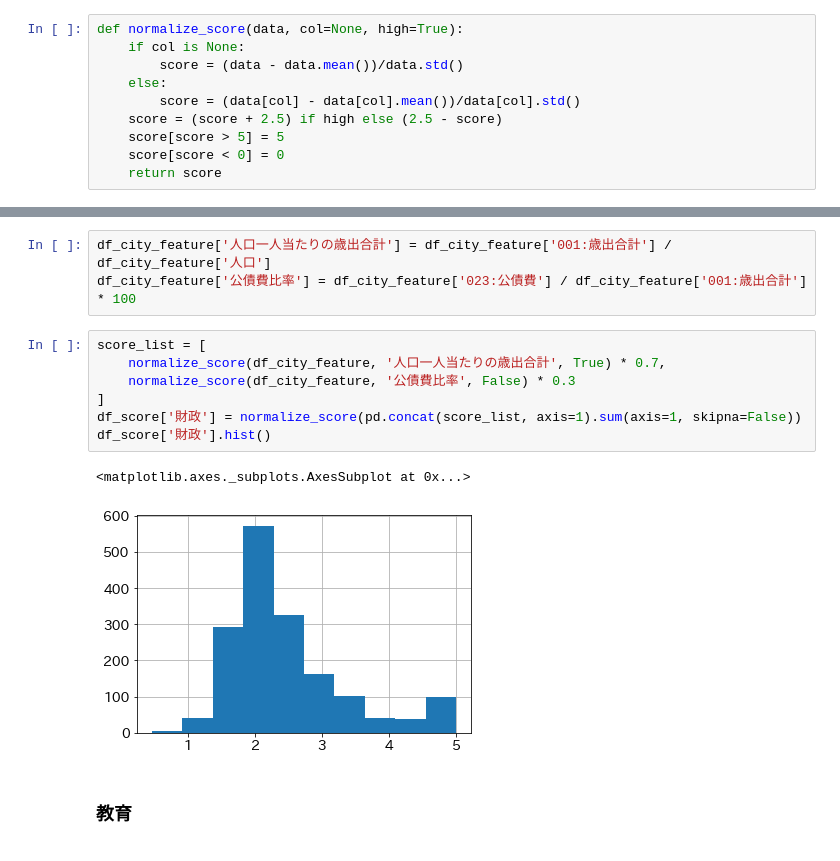
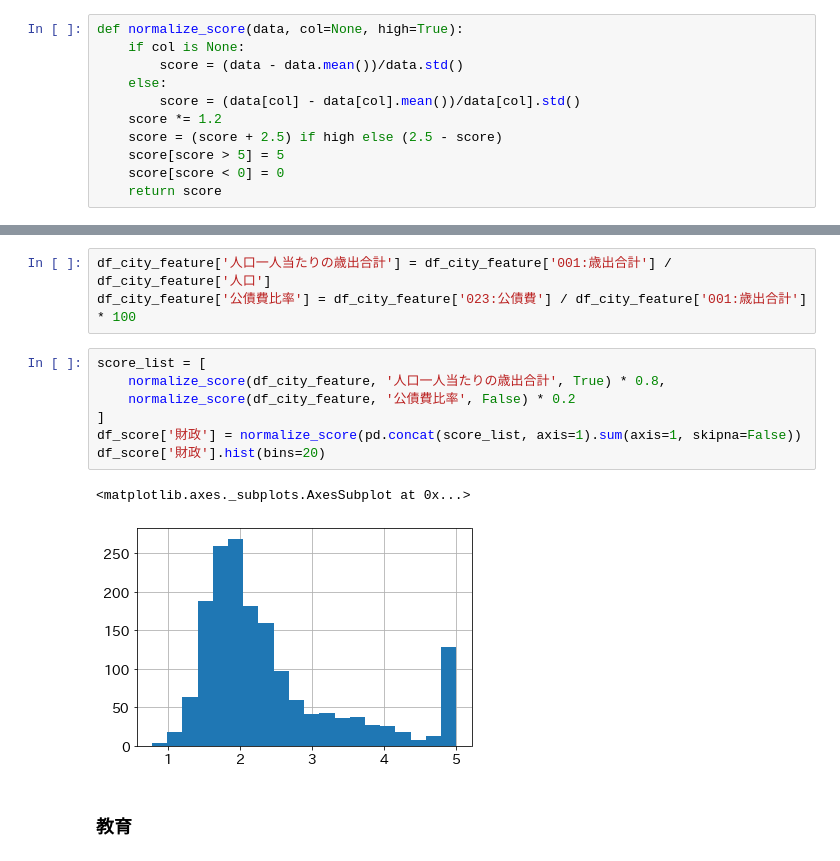
Before and after one commit to yumehara/hackday_2022, a Jupyter notebook: notebooks/all_city_score.ipynb, the cells around one changed output, grey strips where cells are left out. Cells and saved outputs as stored; diff of their text form.

Commit message:
Update: score

```diff
--- a/notebooks/all_city_score.ipynb
+++ b/notebooks/all_city_score.ipynb
@@ -137,6 +122,7 @@ def normalize_score(data, col=None, high=True):
         score = (data - data.mean())/data.std()
     else:
         score = (data[col] - data[col].mean())/data[col].std()
+    score *= 1.2
     score = (score + 2.5) if high else (2.5 - score)
     score[score > 5] = 5
     score[score < 0] = 0
@@ -184,14 +170,14 @@ df_city_feature['人口一人当たりの歳出合計'] = df_city_feature['001:
 df_city_feature['公債費比率'] = df_city_feature['023:公債費'] / df_city_feature['001:歳出合計'] * 100
 # %%
 score_list = [
-    normalize_score(df_city_feature, '人口一人当たりの歳出合計', True) * 0.7,
-    normalize_score(df_city_feature, '公債費比率', False) * 0.3
+    normalize_score(df_city_feature, '人口一人当たりの歳出合計', True) * 0.8,
+    normalize_score(df_city_feature, '公債費比率', False) * 0.2
 ]
 df_score['財政'] = normalize_score(pd.concat(score_list, axis=1).sum(axis=1, skipna=False))
-df_score['財政'].hist()
+df_score['財政'].hist(bins=20)
 # %% [output]
 <matplotlib.axes._subplots.AxesSubplot at 0x...>
-[figure, old version]
+[figure, new version]
 # %% [markdown]
 ### 教育
 # %%
```
Also changed, not shown: parts of 17 cells of this notebook.
